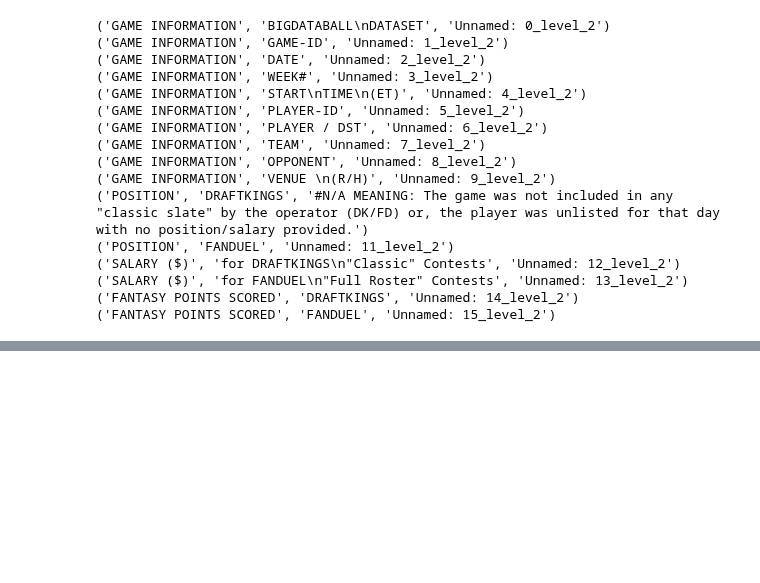
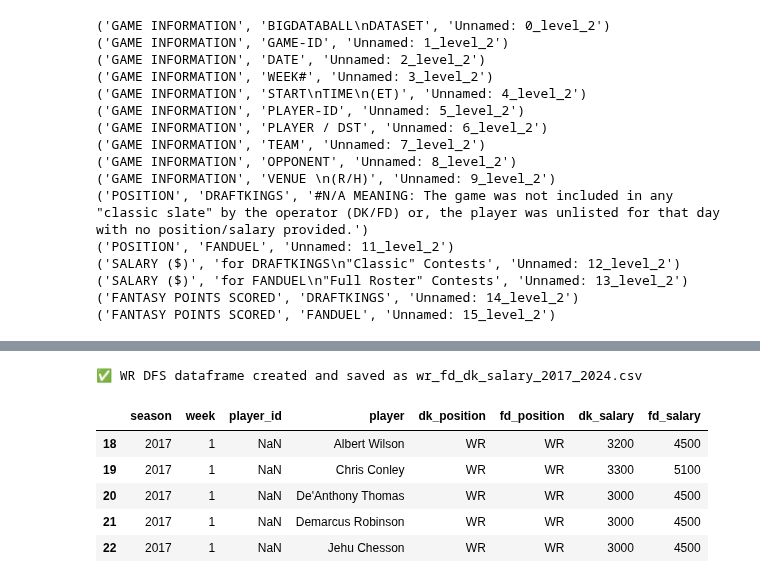
Before and after one commit to ARCtechmo/fanfav, a Jupyter notebook: wr_df.ipynb, the cells around one changed output, grey strips where cells are left out. Saved outputs shown, nothing was run; the diff lists cells and outputs as text; code cells hidden in the pictures; blank space fills up the shorter version.

Commit message:
completed the dataframe for Fanduel and Draft Kings player salary data

```diff
--- a/wr_df.ipynb
+++ b/wr_df.ipynb
@@ -3005,2 +3056,31 @@ Processing file: NFL-2018-DFS-Dataset.xlsx
+# %%
+# ** Final WR dataframe of Fanduel and Draft Kings player Salaries **
+
+# output:
+
+# Determine current season based on available data
+current_season = nfl_fd_dk_salary_combined['season'].max()
+
+# Extract WR players where DraftKings position is WR
+wr_fd_dk_salary_2017_current_df = nfl_fd_dk_salary_combined.loc[
+    nfl_fd_dk_salary_combined['dk_position'] == 'WR'
+]
+
+# *** csv file ***
+wr_csv_filename = f'wr_fd_dk_salary_2017_{current_season}.csv'
+wr_fd_dk_salary_2017_current_df.to_csv(wr_csv_filename, index=False)
+
+print(f"✅ WR DFS dataframe created and saved as {wr_csv_filename}")
+
+# Optional: Display a quick preview
+display(wr_fd_dk_salary_2017_current_df.head())
+# %% [output]
+✅ WR DFS dataframe created and saved as wr_fd_dk_salary_2017_2024.csv
+|  | season | week | player_id | player | dk_position | fd_position | dk_salary | fd_salary |
+| 18 | 2017 | 1 | NaN | Albert Wilson | WR | WR | 3200 | 4500 |
+| 19 | 2017 | 1 | NaN | Chris Conley | WR | WR | 3300 | 5100 |
+| 20 | 2017 | 1 | NaN | De'Anthony Thomas | WR | WR | 3000 | 4500 |
+| 21 | 2017 | 1 | NaN | Demarcus Robinson | WR | WR | 3000 | 4500 |
+| 22 | 2017 | 1 | NaN | Jehu Chesson | WR | WR | 3000 | 4500 |
 # %%
 ## End: Build the dataframe for the DFS Fanduel and Draft Kings salary data from BigDataBall ##
```
Also changed, not shown: parts of 9 cells of this notebook.
